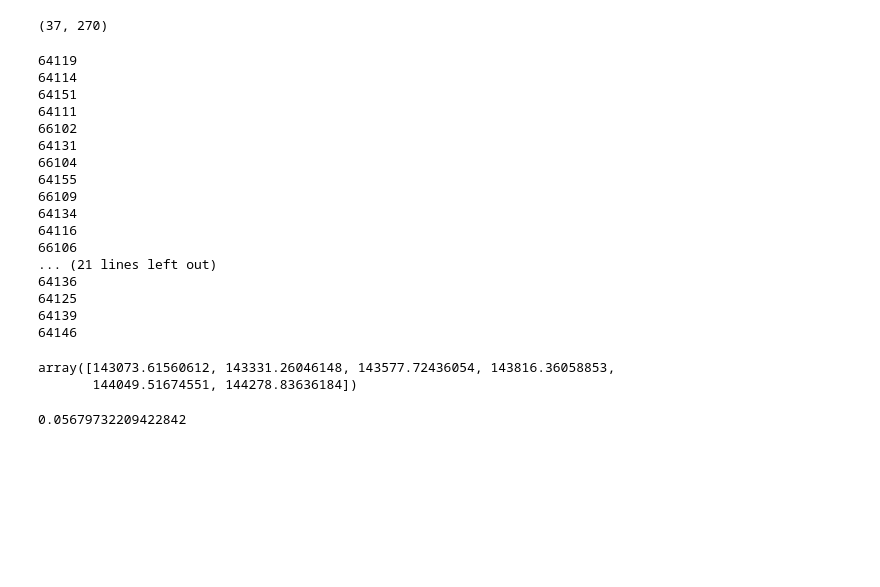
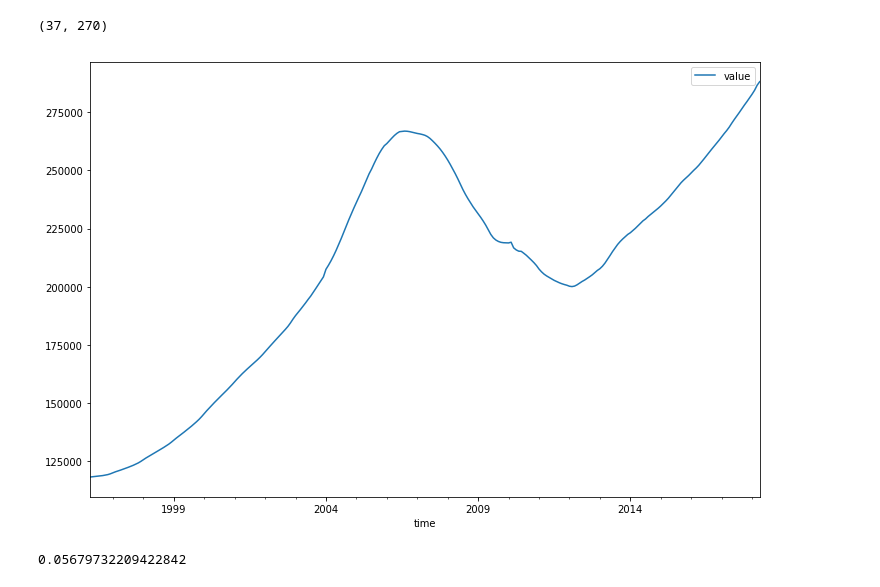
Before and after one commit to illumi91/dsc-mod-4-project-online-ds-pt-051319, a Jupyter notebook: mod_4_starter_notebook.ipynb, the cells around one changed output. Drawn from its saved outputs; the diff is of its cells as text; code cells hidden in the pictures; blank space fills up the shorter version.

```diff
--- a/mod_4_starter_notebook.ipynb
+++ b/mod_4_starter_notebook.ipynb
@@ -100,9 +142,7 @@ Columns: 272 entries, RegionID to 2018-04
 dtypes: float64(219), int64(49), object(4)
 memory usage: 30.6+ MB
 # %%
-df.drop('RegionID', axis=1, inplace=True)
+df.drop(['RegionID', 'SizeRank'], axis=1, inplace=True)
-# %%
-df.drop('SizeRank', axis=1, inplace=True)
 # %%
 df[df['City'] == 'Kansas City'].shape
 # %% [output]
@@ -150,34 +190,15 @@ def evaluate_models(dataset, p_values, d_values, q_values):
                     continue
     print('Best ARIMA%s MSE=%.3f' % (best_cfg, best_score))
     return best_cfg
-# %%
-for index, x in df[df['City'] == 'Kansas City'].iterrows():
-    print(x['RegionName'])
-# %% [output]
-64119
-64114
-64151
-64111
-66102
-64131
-66104
-64155
-66109
-64134
-64116
-66106
-... (21 lines left out)
-64136
-64125
-64139
-64146
+# %%
+df_melted = melt_data(df)
+df_melted.head()
+# %%
+df_melted.plot(kind='line', figsize=(12,8));
+# %% [output]
+[figure, added]
 # %%
 series = melt_data(df.loc[[2919]])
 model= ARIMA(series, order=(1,1,1))
 model_fit= model.fit()
-# %%
-model_fit.forecast(steps=12)[0]
-# %% [output]
-array([143073.61560612, 143331.26046148, 143577.72436054, 143816.36058853,
-       144049.51674551, 144278.83636184])
 # %%
```
Also changed, not shown: parts of 91 cells of this notebook.
